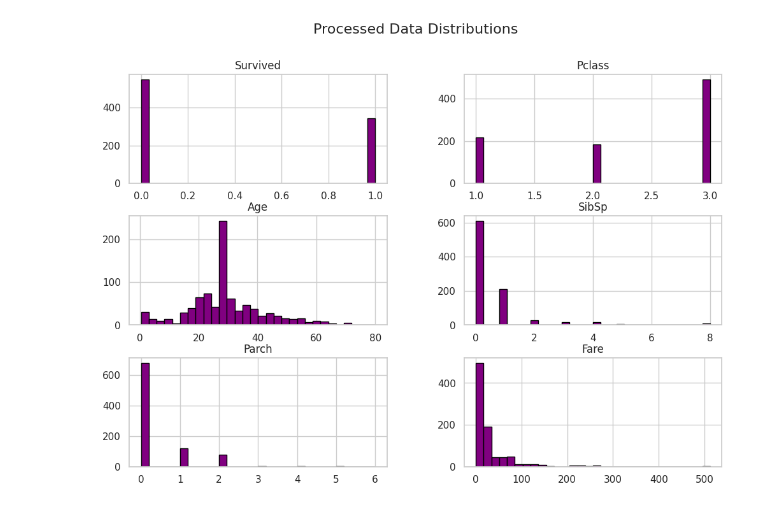
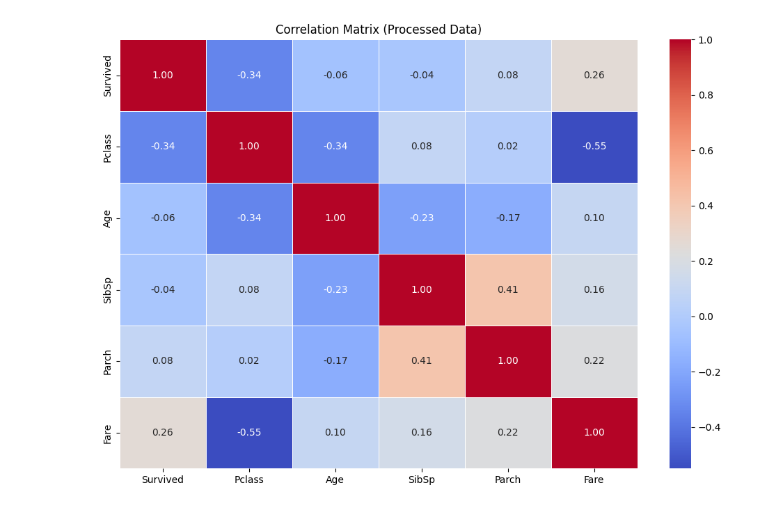
Before and after one commit to vibhavkhestabit/Bootcamp, a Jupyter notebook: week6/src/notebooks/EDA.ipynb, the cells around one changed output. Cells and saved outputs as stored; diff of their text form; code cells hidden in the pictures.

```diff
--- a/week6/src/notebooks/EDA.ipynb
+++ b/week6/src/notebooks/EDA.ipynb
@@ -4,17 +4,12 @@ import numpy as np
 import seaborn as sns
 import matplotlib.pyplot as plt
 
-# Configuration for clearer plots
-sns.set(style="whitegrid")
-plt.rcParams['figure.figsize'] = (10, 6)
+df = pd.read_csv('../data/raw/dataset.csv')
+bf = pd.read_csv('../data/processed/final.csv')
 
-# Load the RAW dataset
-# We use '../' to go up one level from 'notebooks/' to the project root
-try:
-    df = pd.read_csv('../data/raw/dataset.csv')
-    bf = pd.read_csv('../data/processed/final.csv')
-    print(f"Dataset Loaded Successfully. Shape: {df.shape}")
-    display(df.head())
-except FileNotFoundError:
-    print("Error: Could not find the file. Make sure 'dataset.csv' is in 'data/raw/'")
+print("--- RAW DATA (df) HEAD & TAIL ---")
+display(df.head(), df.tail())
+
+print("\n--- PROCESSED DATA (bf) HEAD & TAIL ---")
+display(bf.head(), bf.tail())
 # %% [output]
@@ -88,12 +139,9 @@ plt.show()
 # %%
-# 1. Identify numeric columns in the CLEAN data
-# (PassengerId is already gone, so we don't need to filter it out!)
-numeric_cols = bf.select_dtypes(include=[np.number]).columns
-
-# 2. Plot Histograms
-bf[numeric_cols].hist(figsize=(12, 8), bins=30, color='purple', edgecolor='black')
-
-plt.suptitle('Processed Data Distributions', fontsize=16)
+plt.figure(figsize=(12, 8))
+# Using bf (processed) as it usually contains the encoded numeric features
+numeric_bf = bf.select_dtypes(include=[np.number])
+sns.heatmap(numeric_bf.corr(), annot=True, cmap='coolwarm', fmt=".2f", linewidths=0.5)
+plt.title('Correlation Matrix (Processed Data)')
 plt.show()
 # %% [output]
-[figure, old version]
+[figure, new version]
```
Also changed, not shown: parts of 14 cells of this notebook, 1 other file.
